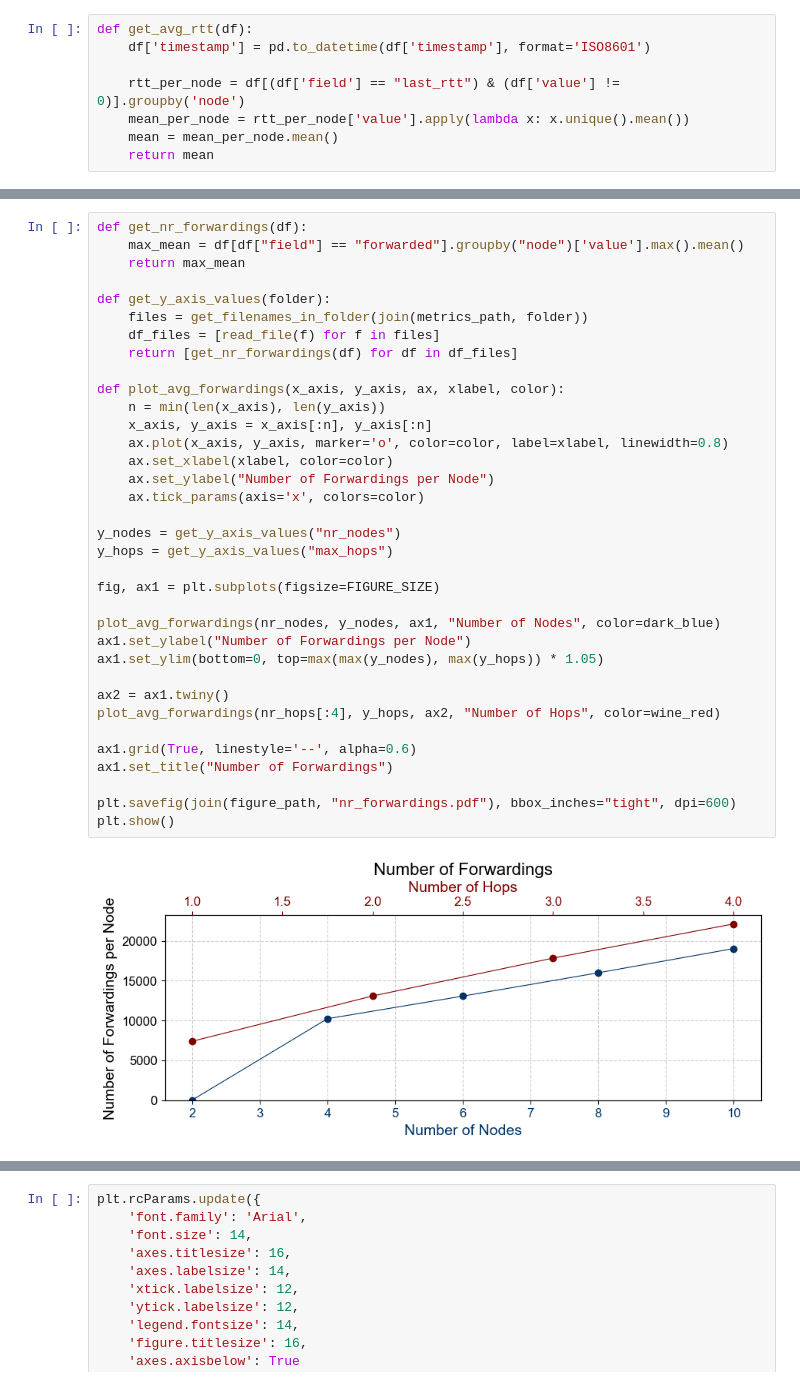
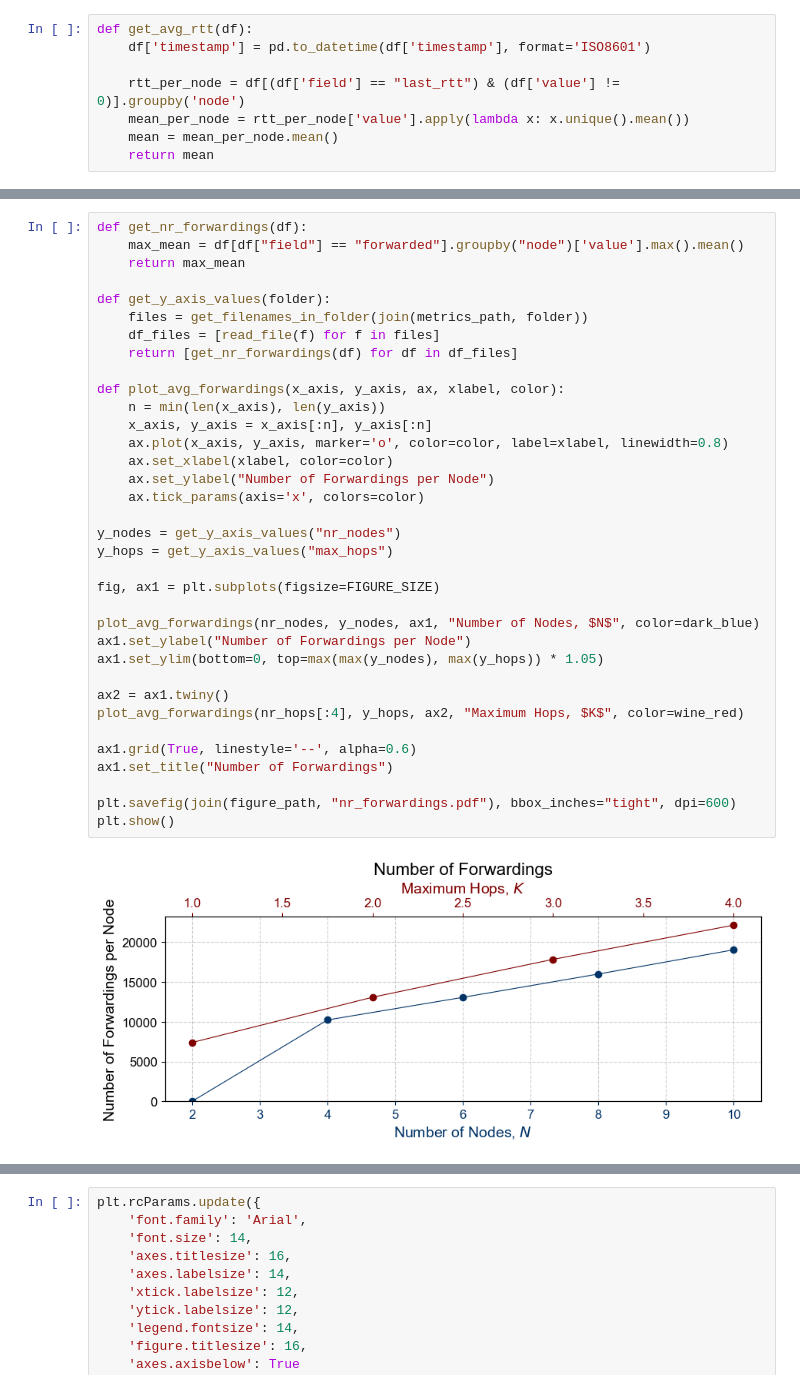
Before and after one commit to Altishofer/DFL_PeerBasedMixing, a Jupyter notebook: experiments/1_general_metrics.ipynb, the cells around one changed output, grey strips where cells are left out. Saved outputs shown, nothing was run; the diff lists cells and outputs as text.

```diff
--- a/experiments/1_general_metrics.ipynb
+++ b/experiments/1_general_metrics.ipynb
@@ -305,36 +302,36 @@ def get_nr_forwardings(df):
 
 def get_y_axis_values(folder):
     files = get_filenames_in_folder(join(metrics_path, folder))
     df_files = [read_file(f) for f in files]
     return [get_nr_forwardings(df) for df in df_files]
 
 def plot_avg_forwardings(x_axis, y_axis, ax, xlabel, color):
     n = min(len(x_axis), len(y_axis))
     x_axis, y_axis = x_axis[:n], y_axis[:n]
     ax.plot(x_axis, y_axis, marker='o', color=color, label=xlabel, linewidth=0.8)
     ax.set_xlabel(xlabel, color=color)
     ax.set_ylabel("Number of Forwardings per Node")
     ax.tick_params(axis='x', colors=color)
 
 y_nodes = get_y_axis_values("nr_nodes")
 y_hops = get_y_axis_values("max_hops")
 
 fig, ax1 = plt.subplots(figsize=FIGURE_SIZE)
 
-plot_avg_forwardings(nr_nodes, y_nodes, ax1, "Number of Nodes", color=dark_blue)
+plot_avg_forwardings(nr_nodes, y_nodes, ax1, "Number of Nodes, $N$", color=dark_blue)
 ax1.set_ylabel("Number of Forwardings per Node")
 ax1.set_ylim(bottom=0, top=max(max(y_nodes), max(y_hops)) * 1.05)
 
 ax2 = ax1.twiny()
-plot_avg_forwardings(nr_hops[:4], y_hops, ax2, "Number of Hops", color=wine_red)
+plot_avg_forwardings(nr_hops[:4], y_hops, ax2, "Maximum Hops, $K$", color=wine_red)
 
 ax1.grid(True, linestyle='--', alpha=0.6)
 ax1.set_title("Number of Forwardings")
 
 plt.savefig(join(figure_path, "nr_forwardings.pdf"), bbox_inches="tight", dpi=600)
 plt.show()
 # %% [output]
-[figure, old version]
+[figure, new version]
 # %%
 def plot_acc(node):
     filename = get_filenames_in_folder(join(metrics_path, "accuracy"))[2]
```
Also changed, not shown: parts of 8 cells of this notebook.
